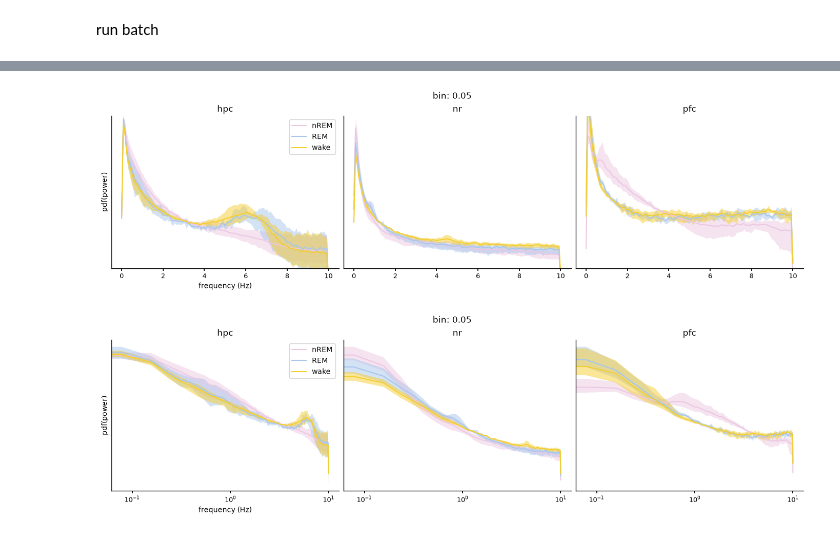
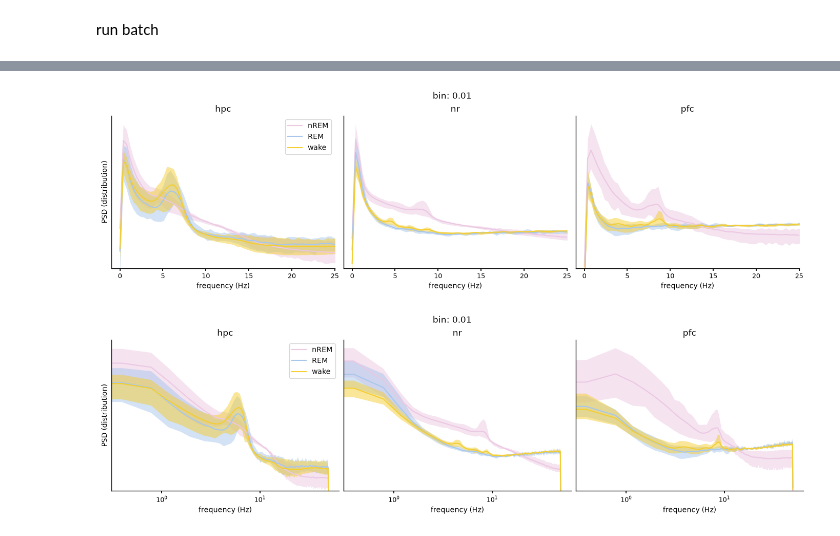
Before and after one commit to pietro-bozzo/MultiScaleMultiRegion, a Jupyter notebook: Code/EmpiricalData/behavioralStatesPSD.ipynb, the cells around one changed output, grey strips where cells are left out. Saved outputs shown, nothing was run; the diff lists cells and outputs as text; code cells hidden in the pictures.

```diff
--- a/Code/EmpiricalData/behavioralStatesPSD.ipynb
+++ b/Code/EmpiricalData/behavioralStatesPSD.ipynb
@@ -40,12 +37,12 @@ psd = _statesPSD(session,bin=0.05,nperseg=10)
 # %% [output]
 /mnt/hubel-data-131/perceval/Rat003_20231223/Rat003_20231223.xml
 # %%
-fig, ax = fma.plotting.makeFigure(size=(35,5),n=(1,3))
+fig, ax = fma.plotting.makeFigure(size=(35,8),n=(1,3))
 for i, reg in enumerate(psd.reg.values):
     for j, state in enumerate(psd.state.values):
-        ax[j].axvline(0.1,ls='--',color='gray')
-        ax[i].semilogy(psd.f,psd.sel(reg=reg,state=state),color=mu.paperColors(reg))
-        #ax[i].set_xlim([0,1])
-        ax[i].set(title=reg)
-ax[0].set(xlabel='frequency (Hz)',ylabel='PSD (V²/Hz)');
+        ax[i].semilogy(psd.f,psd.sel(reg=reg,state=state),color=mu.paperColors(state),label=state)
+        ax[i].set(title=reg.upper(),yticks=[],xlabel='frequency (Hz)')
+        ax[i].minorticks_off()
+ax[0].legend()
+ax[0].set(ylabel='PSD (distribution)');
 # %% [output]
@@ -53,7 +50,7 @@ ax[0].set(xlabel='frequency (Hz)',ylabel='PSD (V²/Hz)');
 # %% [markdown]
 run batch
 # %%
-bin = 0.05
+bin = 0.01
 psd = fma.data.runBatch(batch_file,_statesPSD,kwargs={'regs': ['hpc','nr','pfc'],'bin': bin, 'nperseg': 8},parallel=True)
 psd_cat = xr.concat([d for d in psd if d is not None],dim='rat',coords='different',join='outer')
 psd_avg = psd_cat.groupby('rat').mean(dim='rat',skipna=True)
@@ -83,24 +80,26 @@ labels = ['nREM','REM','wake']
 for i, reg in enumerate(psd_avg.reg.values):
     for j, state in enumerate(states):
         fma.plotting.semPlot(psd_avg.f,psd_avg.sel(reg=reg,state=state),color=mu.paperColors(state),label=labels[j],ax=ax[i])
-        ax[i].set(title=reg,yscale='log',ylim=[0.04,ax[i].get_ylim()[1]],yticks=[])
+        ax[i].set(title=reg,yscale='log',yticks=[],xlabel='frequency (Hz)')
+        ax[i].set(xlim=[-1,25], ylim=[0.01,ax[i].get_ylim()[1]])
         ax[i].minorticks_off()
 ax[0].legend()
-ax[0].set(xlabel='frequency (Hz)',ylabel='pdf(power)')
+ax[0].set(ylabel='PSD (distribution)')
 do_save and fma.plotting.saveFigure(fig,froot / f'PSD_bin{bin}',format=['png','svg'])
 # %% [output]
-[figure, old version]
+[figure, new version]
 # %%
 fig, ax = fma.plotting.makeFigure(f'bin: {bin}',size=(35,10),n=(1,len(psd_avg.reg.values)))
 states = psd_avg.state.values
 labels = ['nREM','REM','wake']
 for i, reg in enumerate(psd_avg.reg.values):
     for j, state in enumerate(states):
         fma.plotting.semPlot(psd_avg.f,psd_avg.sel(reg=reg,state=state),color=mu.paperColors(state),label=labels[j],ax=ax[i])
-        ax[i].set(title=reg,xscale='log',yscale='log',yticks=[])
+        ax[i].set(title=reg,xscale='log',yscale='log',yticks=[],xlabel='frequency (Hz)')
+        ax[i].set(ylim=[0.01,ax[i].get_ylim()[1]])
         ax[i].minorticks_off()
 ax[0].legend()
-ax[0].set(xlabel='frequency (Hz)',ylabel='pdf(power)')
+ax[0].set(ylabel='PSD (distribution)')
 do_save and fma.plotting.saveFigure(fig,froot / f'PSD_loglog_bin{bin}',format=['png','svg'])
 # %% [output]
-[figure, old version]
+[figure, new version]
```
Also changed, not shown: parts of 3 cells of this notebook, 8 other files.
